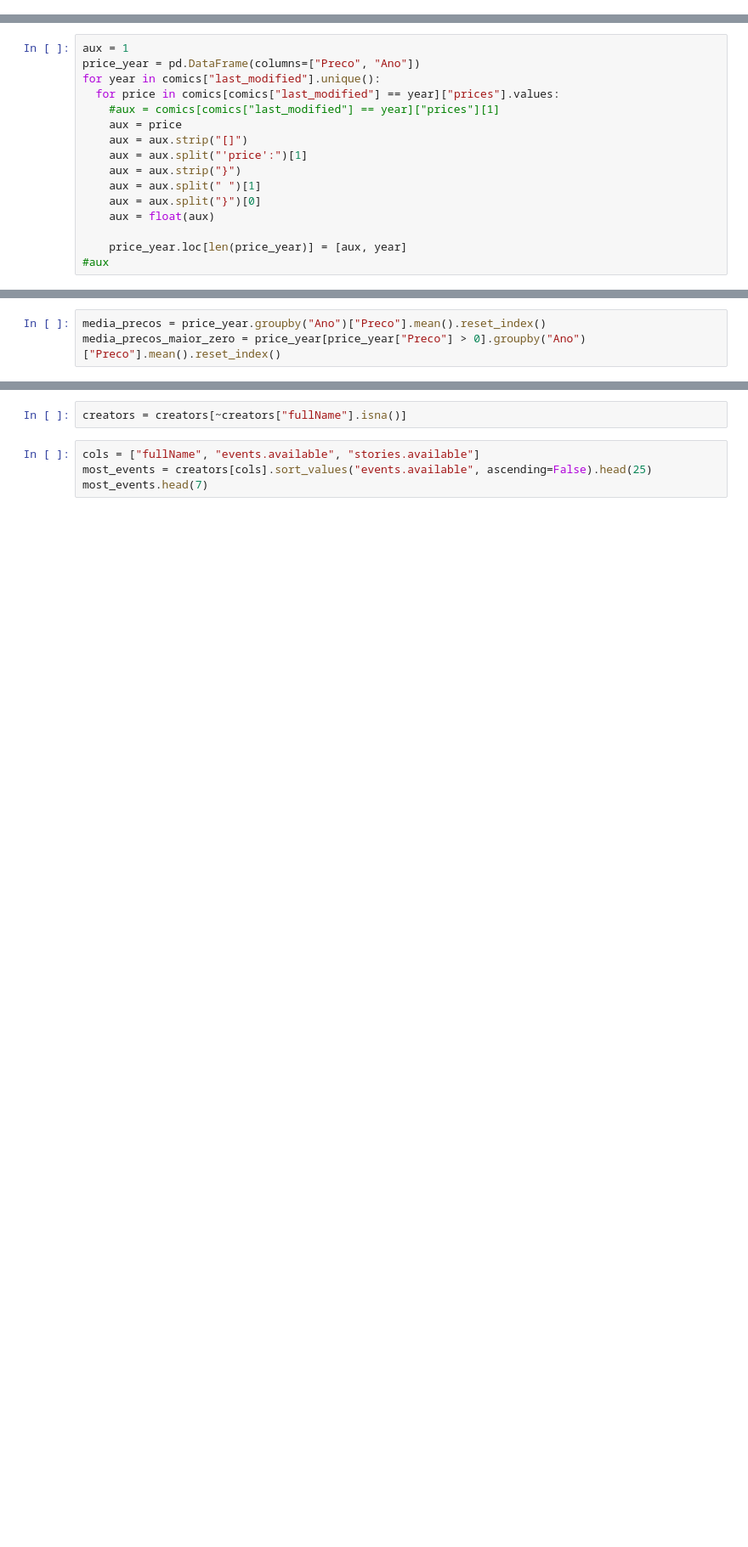
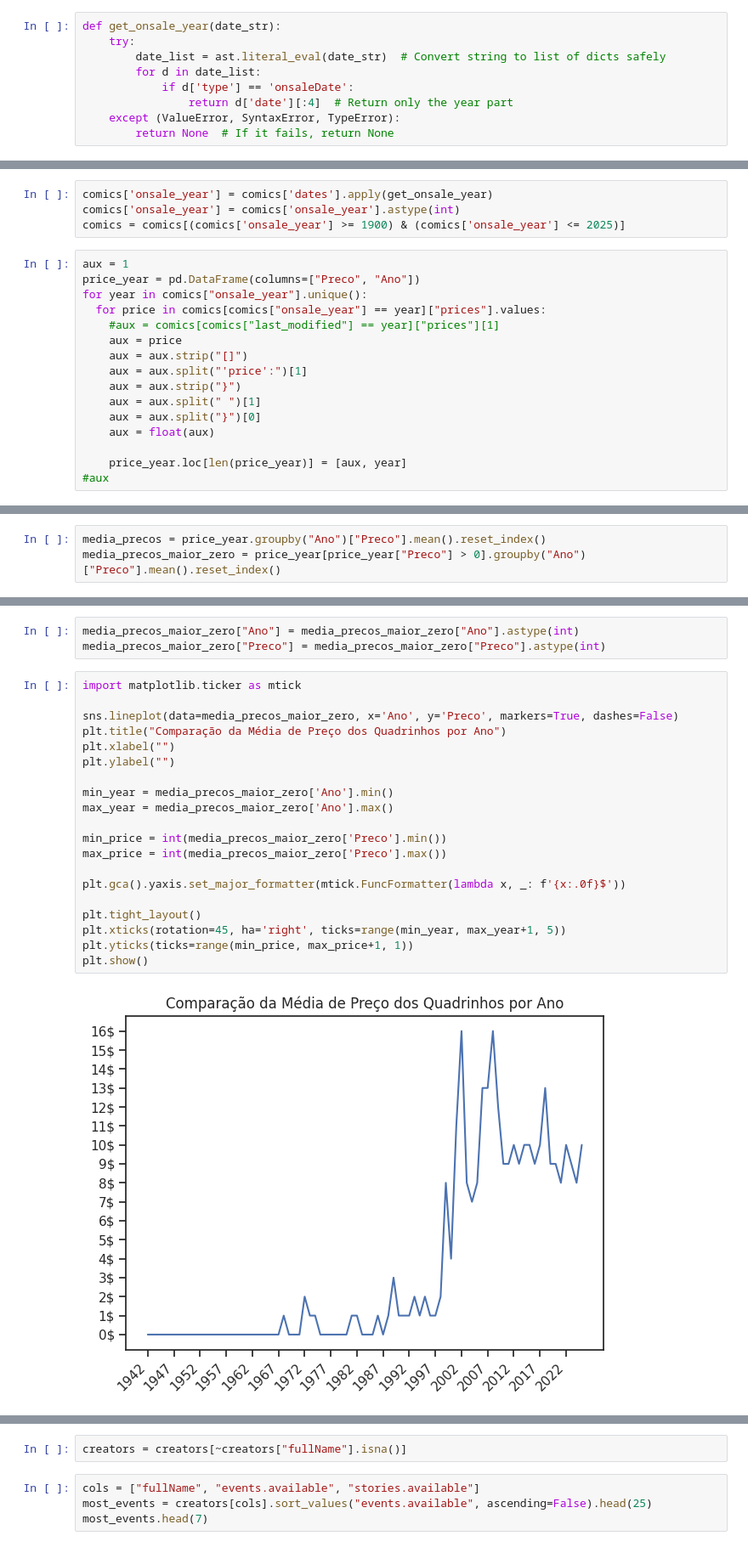
Before and after one commit to thamyrissacamoto/MarvelAPI, a Jupyter notebook: AnalisandoInsights.ipynb, the cells around one changed output, grey strips where cells are left out. Shown at 85% size. Drawn from its saved outputs; the diff is of its cells as text; blank space fills up the shorter version.

```diff
--- a/AnalisandoInsights.ipynb
+++ b/AnalisandoInsights.ipynb
@@ -28,5 +29,14 @@ def categorize_duration(years):
         return "Durou entre 14 e 5 anos"
     else:
         return "Durou menos que 5 anos"
+# %%
+def get_onsale_year(date_str):
+    try:
+        date_list = ast.literal_eval(date_str)  # Convert string to list of dicts safely
+        for d in date_list:
+            if d['type'] == 'onsaleDate':
+                return d['date'][:4]  # Return only the year part
+    except (ValueError, SyntaxError, TypeError):
+        return None  # If it fails, return None
 # %% [markdown]
 # INSIGHTS
@@ -209,11 +187,15 @@ corr_cols = round(float(most_comics_characters["Has_Desc"].corr(most_comics_char
 print(f"A correlação entre ter descrição e a quantidade de quadrinhos disponíveis deste personagem é de {corr_cols}")
 # %% [output]
 A correlação entre ter descrição e a quantidade de quadrinhos disponíveis deste personagem é de 0.27
+# %%
+comics['onsale_year'] = comics['dates'].apply(get_onsale_year)
+comics['onsale_year'] = comics['onsale_year'].astype(int)
+comics = comics[(comics['onsale_year'] >= 1900) & (comics['onsale_year'] <= 2025)]
 # %%
 aux = 1
 price_year = pd.DataFrame(columns=["Preco", "Ano"])
-for year in comics["last_modified"].unique():
-  for price in comics[comics["last_modified"] == year]["prices"].values:
+for year in comics["onsale_year"].unique():
+  for price in comics[comics["onsale_year"] == year]["prices"].values:
     #aux = comics[comics["last_modified"] == year]["prices"][1]
     aux = price
     aux = aux.strip("[]")
@@ -278,0 +223,25 @@ See the caveats in the documentation: https://pandas.pydata.org/pandas-docs/stab
+# %%
+media_precos_maior_zero["Ano"] = media_precos_maior_zero["Ano"].astype(int)
+media_precos_maior_zero["Preco"] = media_precos_maior_zero["Preco"].astype(int)
+# %%
+import matplotlib.ticker as mtick
+
+sns.lineplot(data=media_precos_maior_zero, x='Ano', y='Preco', markers=True, dashes=False)
+plt.title("Comparação da Média de Preço dos Quadrinhos por Ano")
+plt.xlabel("")
+plt.ylabel("")
+
+min_year = media_precos_maior_zero['Ano'].min()
+max_year = media_precos_maior_zero['Ano'].max()
+
+min_price = int(media_precos_maior_zero['Preco'].min())
+max_price = int(media_precos_maior_zero['Preco'].max())
+
+plt.gca().yaxis.set_major_formatter(mtick.FuncFormatter(lambda x, _: f'{x:.0f}$'))
+
+plt.tight_layout()
+plt.xticks(rotation=45, ha='right', ticks=range(min_year, max_year+1, 5))
+plt.yticks(ticks=range(min_price, max_price+1, 1))
+plt.show()
+# %% [output]
+[figure, added]
```
Also changed, not shown: parts of 44 cells of this notebook.
